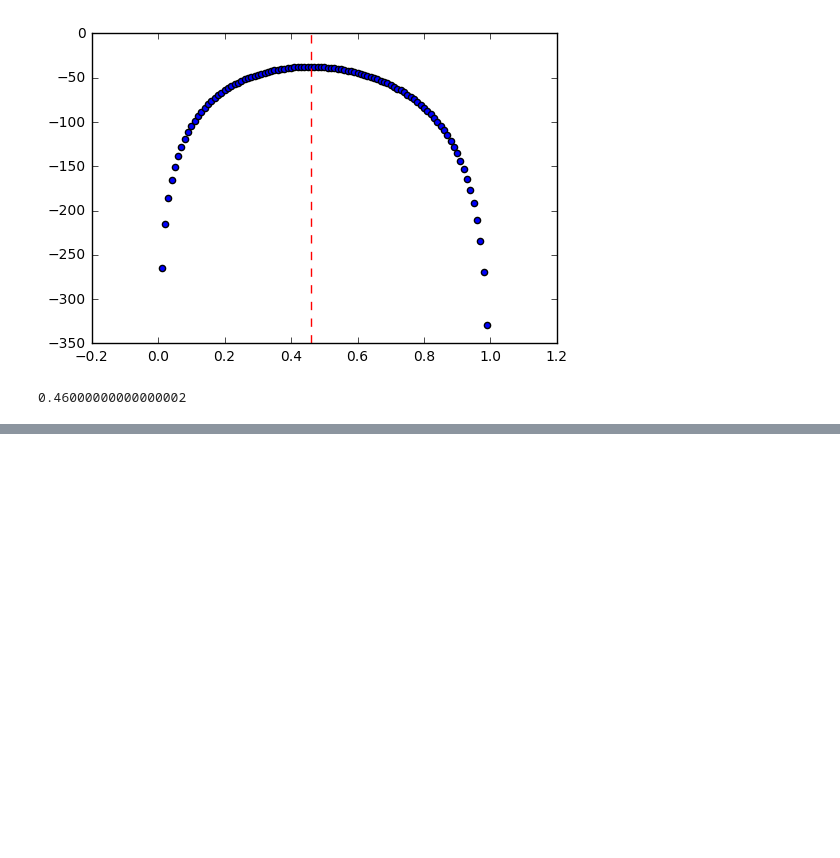
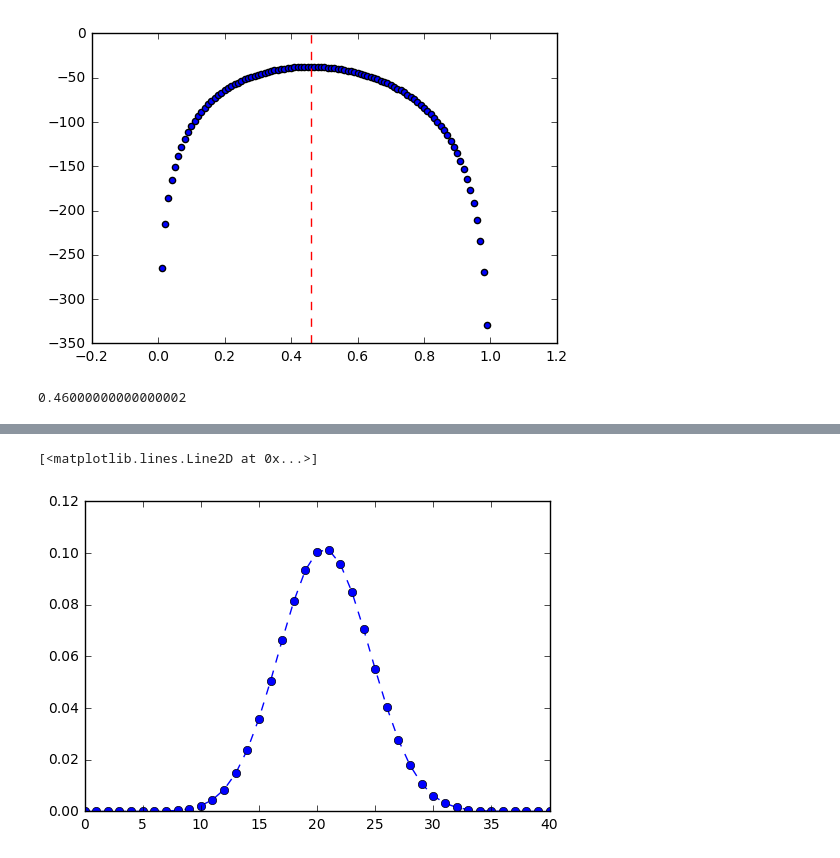
Before and after one commit to kyohei-koga/stastical_modeling_for-_data_analysis, a Jupyter notebook: 08MCMC_and_bayzzeian_model/practic01.ipynb, the cells around one changed output, grey strips where cells are left out. Cells and saved outputs as stored; diff of their text form; code cells hidden in the pictures; blank space fills up the shorter version.

```diff
--- a/08MCMC_and_bayzzeian_model/practic01.ipynb
+++ b/08MCMC_and_bayzzeian_model/practic01.ipynb
@@ -125,0 +126,5 @@ ax[2][1].set_xlabel('MCMC step number')
+# %%
+y = np.arange(0.25,0.66,0.01)
+llh = np.array([np.sum(stats.binom.logpmf(data,8,q)) for q in y])
+lh = np.exp(llh)
+P_q_y = lh / lh.sum()
@@ -125,0 +152,5 @@ ax[2][1].set_xlabel('MCMC step number')
+# %%
+plt.plot(P_q_y,'--o')
+# %% [output]
+[<matplotlib.lines.Line2D at 0x...>]
+[figure, added]
```
Also changed, not shown: parts of 5 cells of this notebook, 4 other files.
